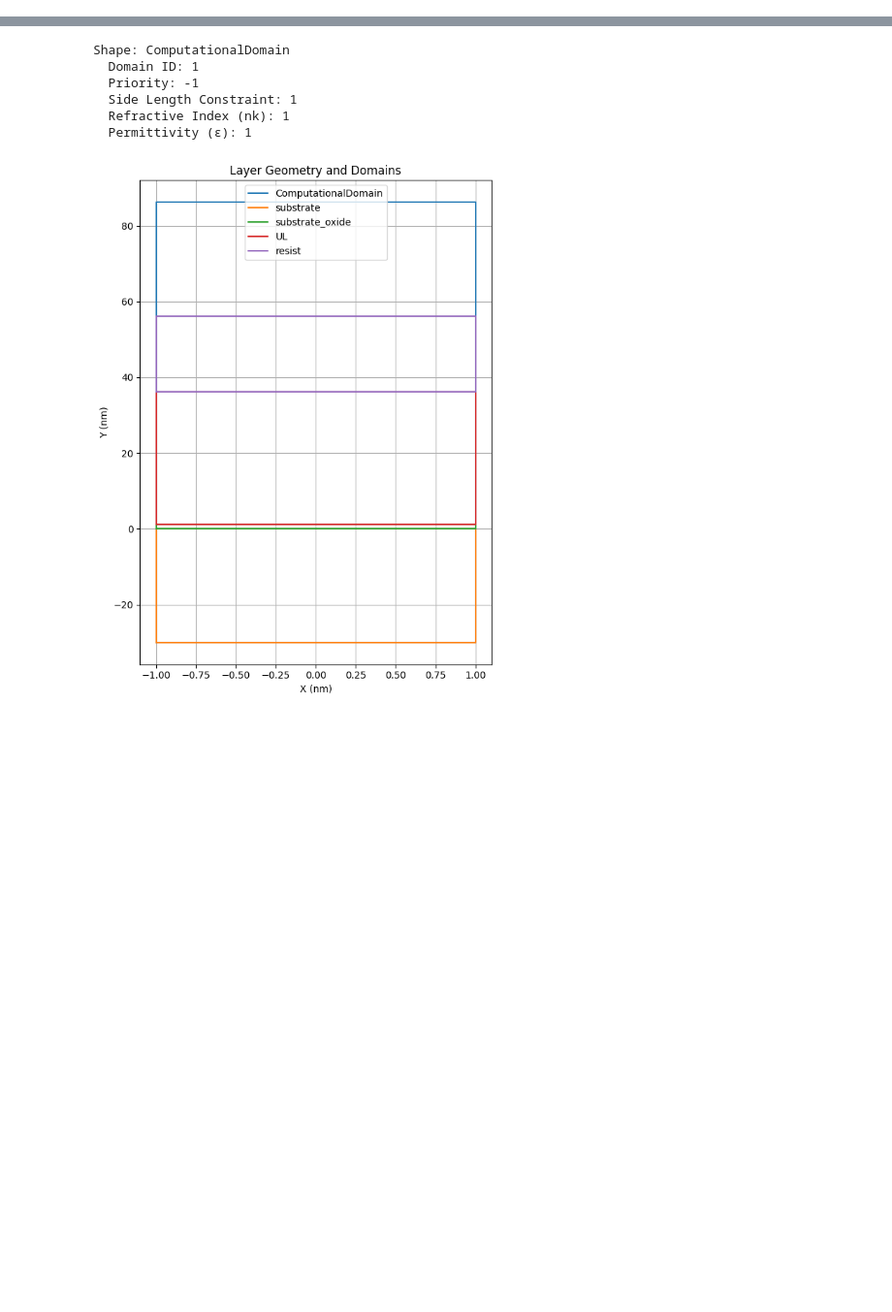
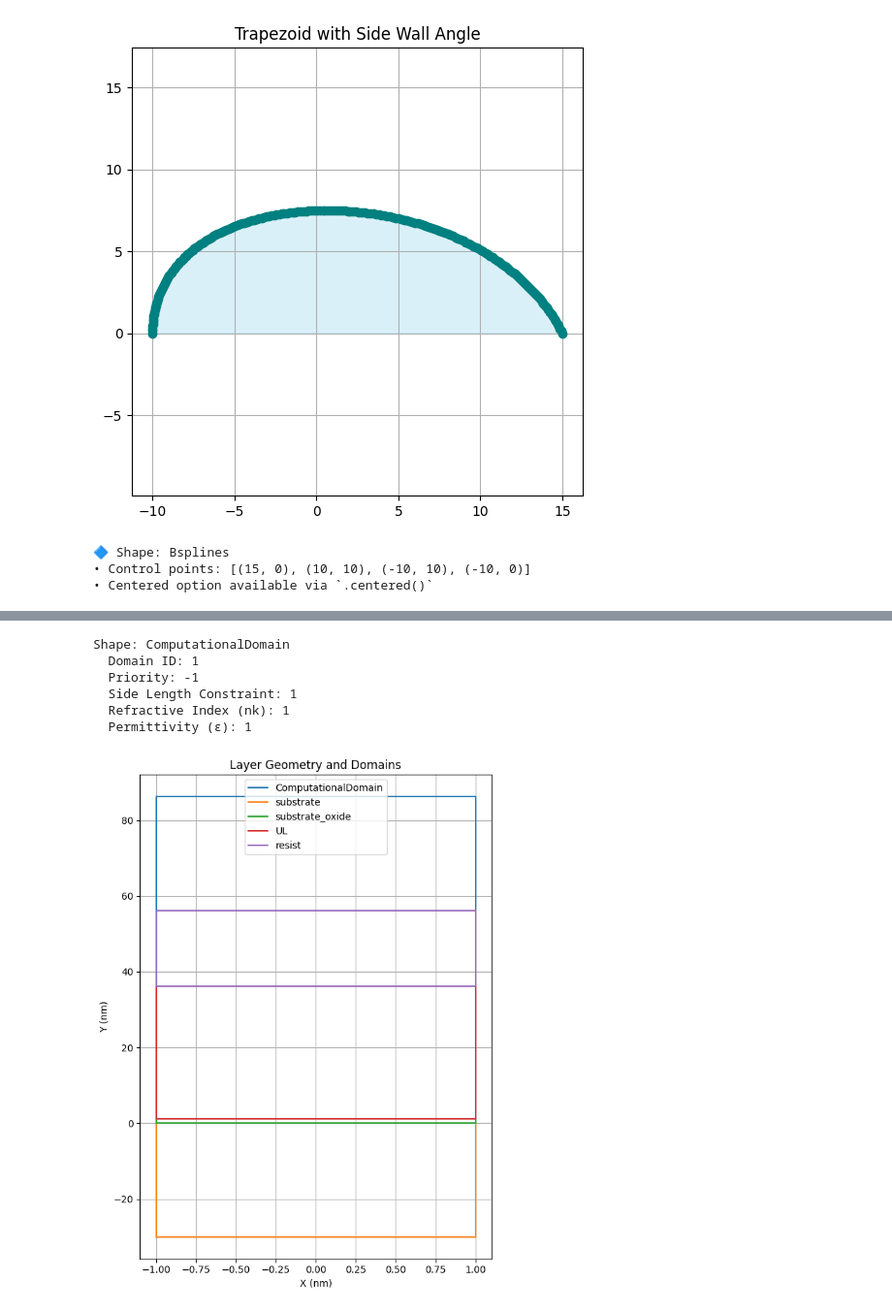
Before and after one commit to kasandrle/JCMwave_modeling, a Jupyter notebook: notbooks/start.ipynb, the cells around one changed output, grey strips where cells are left out. Shown at 97% size. Saved outputs shown, nothing was run; the diff lists cells and outputs as text; code cells hidden in the pictures; blank space fills up the shorter version.

Commit message:
add bsplines to shape generator

```diff
--- a/notbooks/start.ipynb
+++ b/notbooks/start.ipynb
@@ -286 +58,17 @@ print(gen.describe())
+# %%
+
+
+# Example usage
+#params = {'height': [50,10], 'width': [20,10,20],'corner_radii': {3: 2.0, 2: 1.0}}
+#params = {'height': 50, 'width': 20,'corner_radii': {3: 2.0, 2: 1.0}}
+params = {'control_points':[(15,0),(10,10),(-10,10),(-10,0)]}
+gen = ShapeGenerator('bsplines', params)
+
+gen.plot(title="Trapezoid with Side Wall Angle")
+print(gen.describe())
+# %% [output]
+[figure, added]
+🔷 Shape: Bsplines
+• Control points: [(15, 0), (10, 10), (-10, 10), (-10, 0)]
+• Centered option available via `.centered()`
 # %%
```
Also changed, not shown: parts of 4 cells of this notebook, 2 other files.
